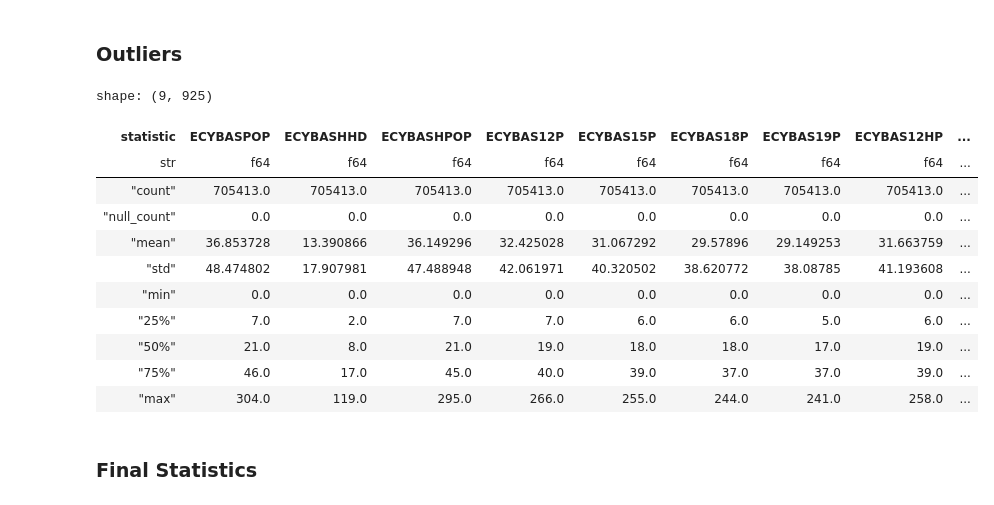
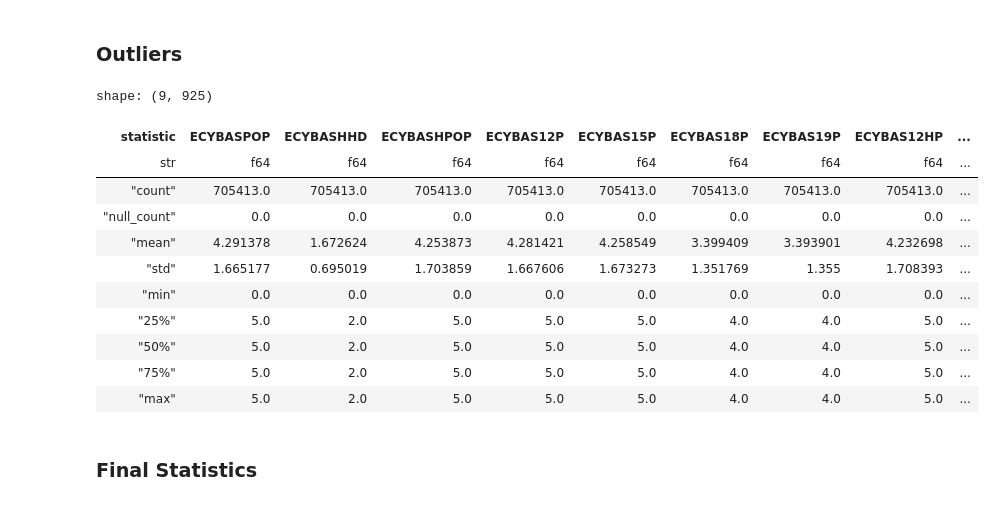
Before and after one commit to noahkostesku/CanadianHouseholdAnalysis, a Jupyter notebook: CanadianHouseholdAnalysis.ipynb, the cells around one changed output. Cells and saved outputs as stored; diff of their text form; code cells hidden in the pictures.

```diff
--- a/CanadianHouseholdAnalysis.ipynb
+++ b/CanadianHouseholdAnalysis.ipynb
@@ -415,64 +415,44 @@ Max: 23507
 # %% [markdown]
 <h3>Outliers</h3>
 # %%
-# # Apply log x + 1 transformation
-# def log_transform(df: pl.DataFrame) -> pl.DataFrame:
-#     # Convert to Pandas
-#     df_pd = df.to_pandas()
-
-#     for col in df_pd.columns:
-#         if pd.api.types.is_numeric_dtype(df_pd[col]):
-#             if (df_pd[col] <= -1).any():
-#                 print(f"Skipping log transformation for '{col}' due to non-positive values.")
-#                 continue
-#             print(f"Applying log transformation to '{col}'")
-#             df_pd[col] = np.log(df_pd[col] + 1)
-
-#     # Back to Polars
-#     return pl.from_pandas(df_pd)
-
-
-# cleaned_df = log_transform(merged_df)
-# cleaned_df.describe()
-
 def windsorize_at_percentile(
     pl_df: pl.DataFrame,
-    upper_percentile: float = 0.995
+    upper_percentile: float = 0.20 # 0.60 vs 0.20
 ) -> pl.DataFrame:
     """
     Caps (Windsorizes) numeric columns at the specified upper percentile.
     Values above that percentile are clipped down to the percentile value.
     """
 
     # Convert Polars -> Pandas
     df = pl_df.to_pandas()
 
     # Identify numeric columns
     numeric_cols = df.select_dtypes(include=[np.number]).columns
 
     # For each numeric column, cap at the specified percentile
     for col in numeric_cols:
         upper_cap = df[col].quantile(upper_percentile)
         df[col] = df[col].clip(upper=upper_cap)
 
     # Convert back to Polars
     return pl.DataFrame(df)
 
 cleaned_df = windsorize_at_percentile(merged_df)
 cleaned_df.describe()
 # %% [output]
 shape: (9, 925)
 | statistic | ECYBASPOP | ECYBASHHD | ECYBASHPOP | ECYBAS12P | ECYBAS15P | ECYBAS18P | ECYBAS19P | ECYBAS12HP | ... |
 | str | f64 | f64 | f64 | f64 | f64 | f64 | f64 | f64 | ... |
 | "count" | 705413.0 | 705413.0 | 705413.0 | 705413.0 | 705413.0 | 705413.0 | 705413.0 | 705413.0 | ... |
 | "null_count" | 0.0 | 0.0 | 0.0 | 0.0 | 0.0 | 0.0 | 0.0 | 0.0 | ... |
-| "mean" | 36.853728 | 13.390866 | 36.149296 | 32.425028 | 31.067292 | 29.57896 | 29.149253 | 31.663759 | ... |
-| "std" | 48.474802 | 17.907981 | 47.488948 | 42.061971 | 40.320502 | 38.620772 | 38.08785 | 41.193608 | ... |
+| "mean" | 4.291378 | 1.672624 | 4.253873 | 4.281421 | 4.258549 | 3.399409 | 3.393901 | 4.232698 | ... |
+| "std" | 1.665177 | 0.695019 | 1.703859 | 1.667606 | 1.673273 | 1.351769 | 1.355 | 1.708393 | ... |
 | "min" | 0.0 | 0.0 | 0.0 | 0.0 | 0.0 | 0.0 | 0.0 | 0.0 | ... |
-| "25%" | 7.0 | 2.0 | 7.0 | 7.0 | 6.0 | 6.0 | 5.0 | 6.0 | ... |
-| "50%" | 21.0 | 8.0 | 21.0 | 19.0 | 18.0 | 18.0 | 17.0 | 19.0 | ... |
-| "75%" | 46.0 | 17.0 | 45.0 | 40.0 | 39.0 | 37.0 | 37.0 | 39.0 | ... |
-| "max" | 304.0 | 119.0 | 295.0 | 266.0 | 255.0 | 244.0 | 241.0 | 258.0 | ... |
+| "25%" | 5.0 | 2.0 | 5.0 | 5.0 | 5.0 | 4.0 | 4.0 | 5.0 | ... |
+| "50%" | 5.0 | 2.0 | 5.0 | 5.0 | 5.0 | 4.0 | 4.0 | 5.0 | ... |
+| "75%" | 5.0 | 2.0 | 5.0 | 5.0 | 5.0 | 4.0 | 4.0 | 5.0 | ... |
+| "max" | 5.0 | 2.0 | 5.0 | 5.0 | 5.0 | 4.0 | 4.0 | 5.0 | ... |
 # %% [markdown]
 <h3>Final Statistics</h3>
 # %%
```
Also changed, not shown: parts of 8 cells of this notebook.
